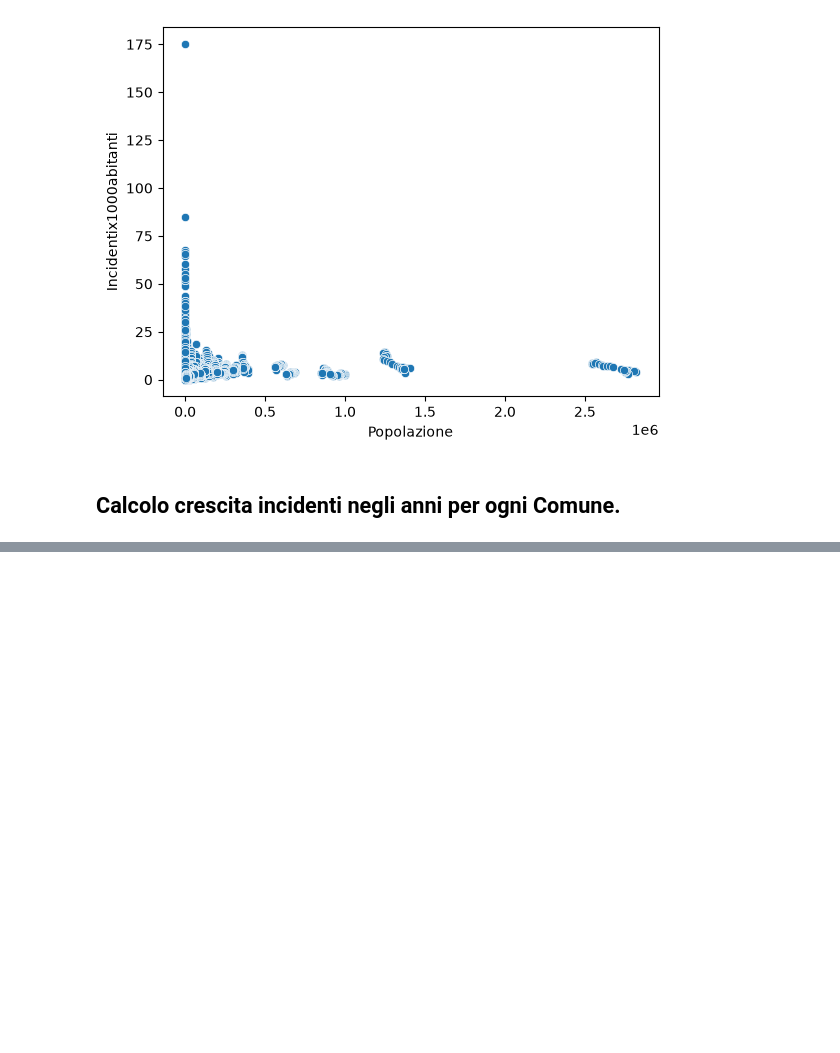
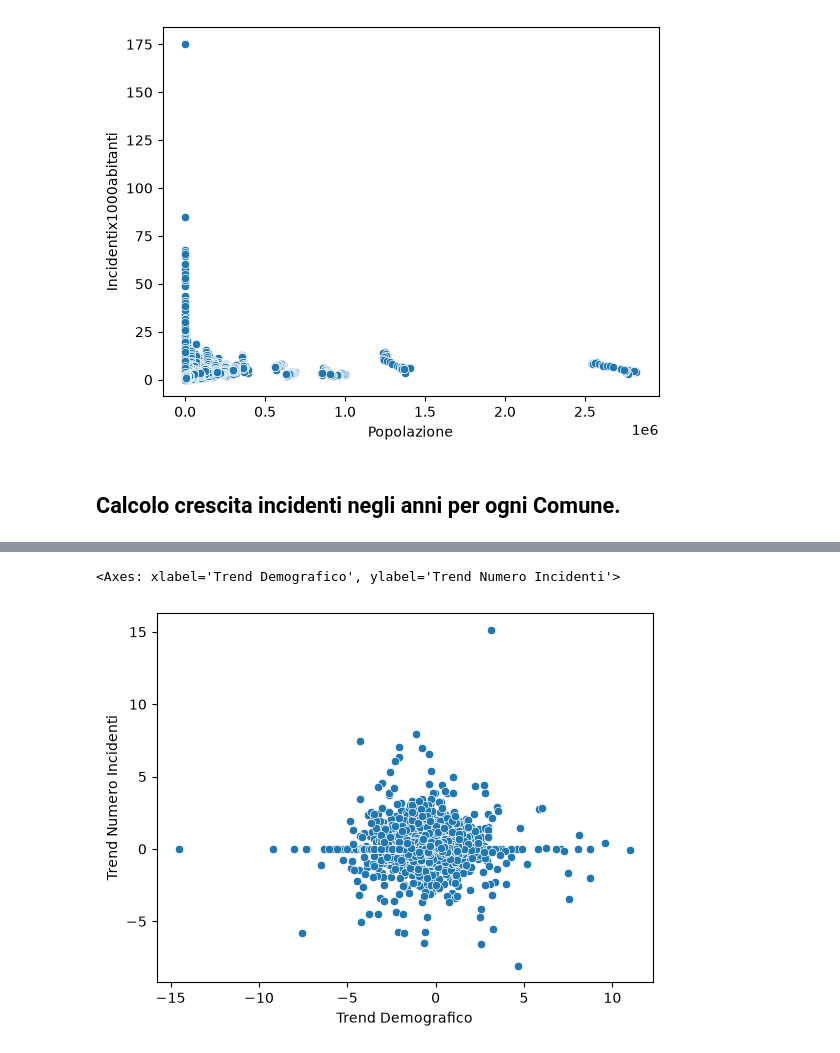
Before and after one commit to giuliocipone-lang/Boolean_capstone_project, a Jupyter notebook: EDA.ipynb, the cells around one changed output, grey strips where cells are left out. Drawn from its saved outputs; the diff is of its cells as text; code cells hidden in the pictures; blank space fills up the shorter version.

```diff
--- a/EDA.ipynb
+++ b/EDA.ipynb
@@ -273,0 +279,5 @@ board
+# %%
+sns.scatterplot(x='Trend Demografico', y='Trend Numero Incidenti', data=board)
+# %% [output]
+<Axes: xlabel='Trend Demografico', ylabel='Trend Numero Incidenti'>
+[figure, added]
```
Also changed, not shown: parts of 6 cells of this notebook.
